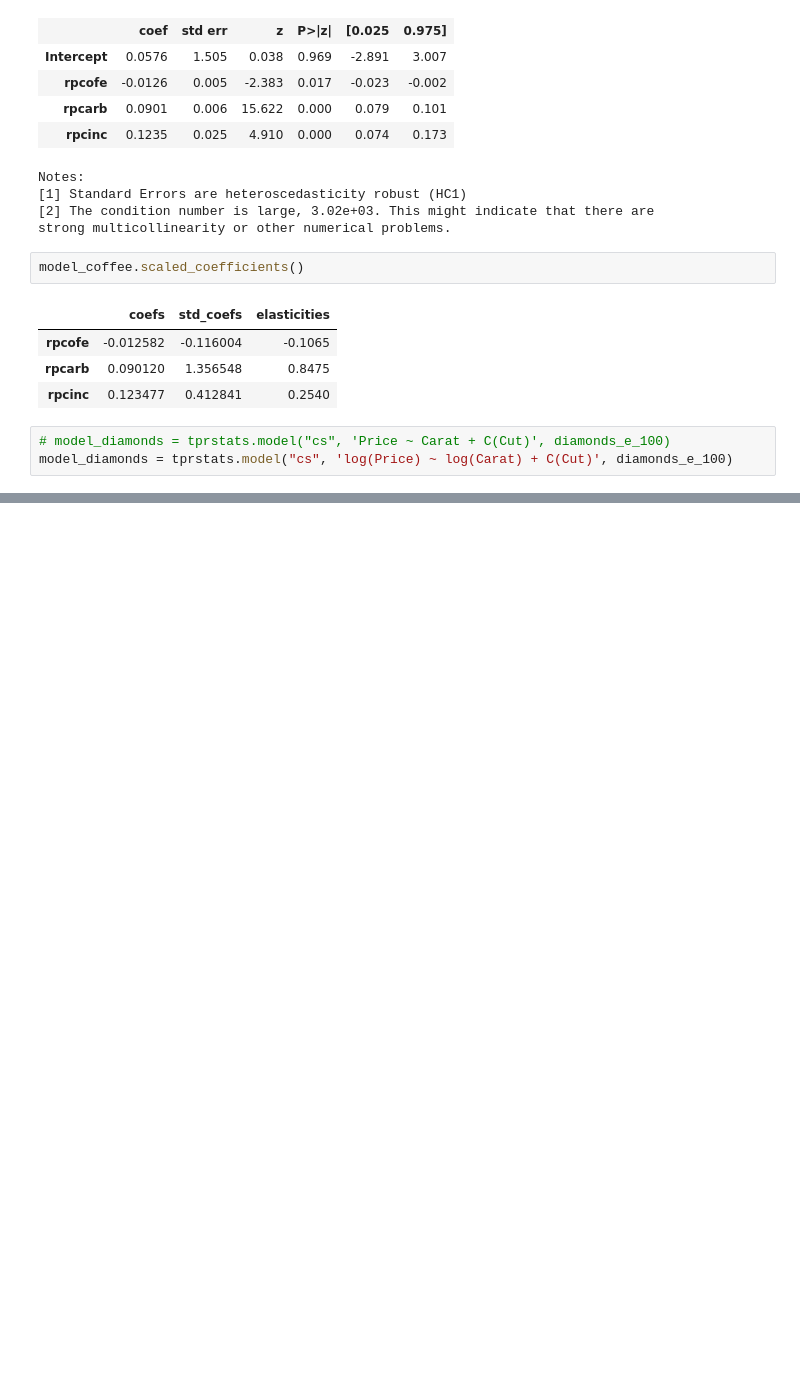
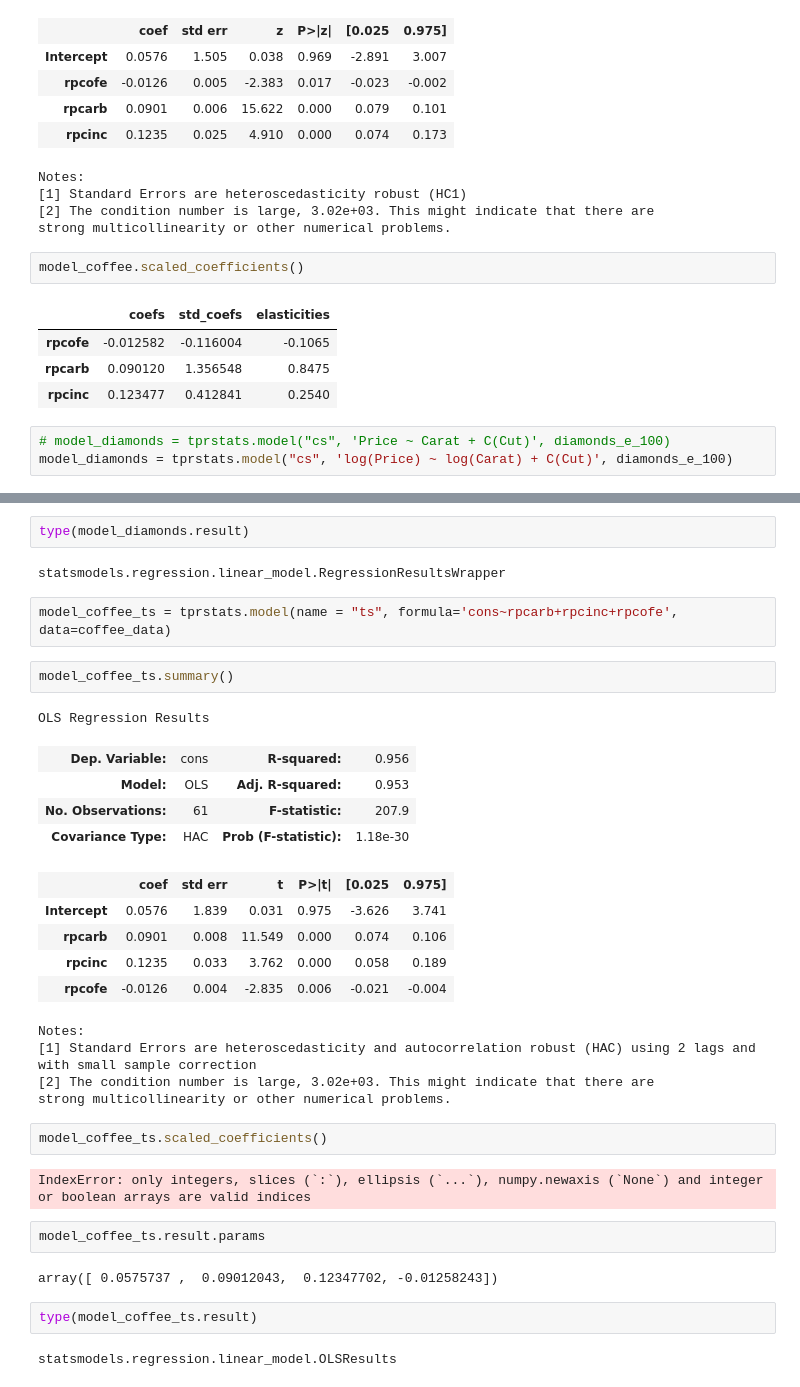
Before and after one commit to dnepple/tprstats-python, a Jupyter notebook: notebooks/scaled_coefficients.ipynb, the cells around one changed output, grey strips where cells are left out. Saved outputs shown, nothing was run; the diff lists cells and outputs as text; blank space fills up the shorter version.

```diff
--- a/notebooks/scaled_coefficients.ipynb
+++ b/notebooks/scaled_coefficients.ipynb
@@ -98,0 +105,35 @@ model_diamonds.scaled_coefficients()
+# %%
+type(model_diamonds.result)
+# %% [output]
+statsmodels.regression.linear_model.RegressionResultsWrapper
+# %%
+model_coffee_ts = tprstats.model(name = "ts", formula='cons~rpcarb+rpcinc+rpcofe', data=coffee_data)
+# %%
+model_coffee_ts.summary()
+# %% [output]
+OLS Regression Results
+| Dep. Variable: | cons | R-squared: | 0.956 |
+| Model: | OLS | Adj. R-squared: | 0.953 |
+| No. Observations: | 61 | F-statistic: | 207.9 |
+| Covariance Type: | HAC | Prob (F-statistic): | 1.18e-30 |
+|  | coef | std err | t | P>|t| | [0.025 | 0.975] |
+| Intercept | 0.0576 | 1.839 | 0.031 | 0.975 | -3.626 | 3.741 |
+| rpcarb | 0.0901 | 0.008 | 11.549 | 0.000 | 0.074 | 0.106 |
+| rpcinc | 0.1235 | 0.033 | 3.762 | 0.000 | 0.058 | 0.189 |
+| rpcofe | -0.0126 | 0.004 | -2.835 | 0.006 | -0.021 | -0.004 |
+Notes:
+[1] Standard Errors are heteroscedasticity and autocorrelation robust (HAC) using 2 lags and with small sample correction
+[2] The condition number is large, 3.02e+03. This might indicate that there are
+strong multicollinearity or other numerical problems.
+# %%
+model_coffee_ts.scaled_coefficients()
+# %% [output]
+IndexError: only integers, slices (`:`), ellipsis (`...`), numpy.newaxis (`None`) and integer or boolean arrays are valid indices
+# %%
+model_coffee_ts.result.params
+# %% [output]
+array([ 0.0575737 ,  0.09012043,  0.12347702, -0.01258243])
+# %%
+type(model_coffee_ts.result)
+# %% [output]
+statsmodels.regression.linear_model.OLSResults
```
Also changed, not shown: parts of 5 cells of this notebook, 8 other files.
